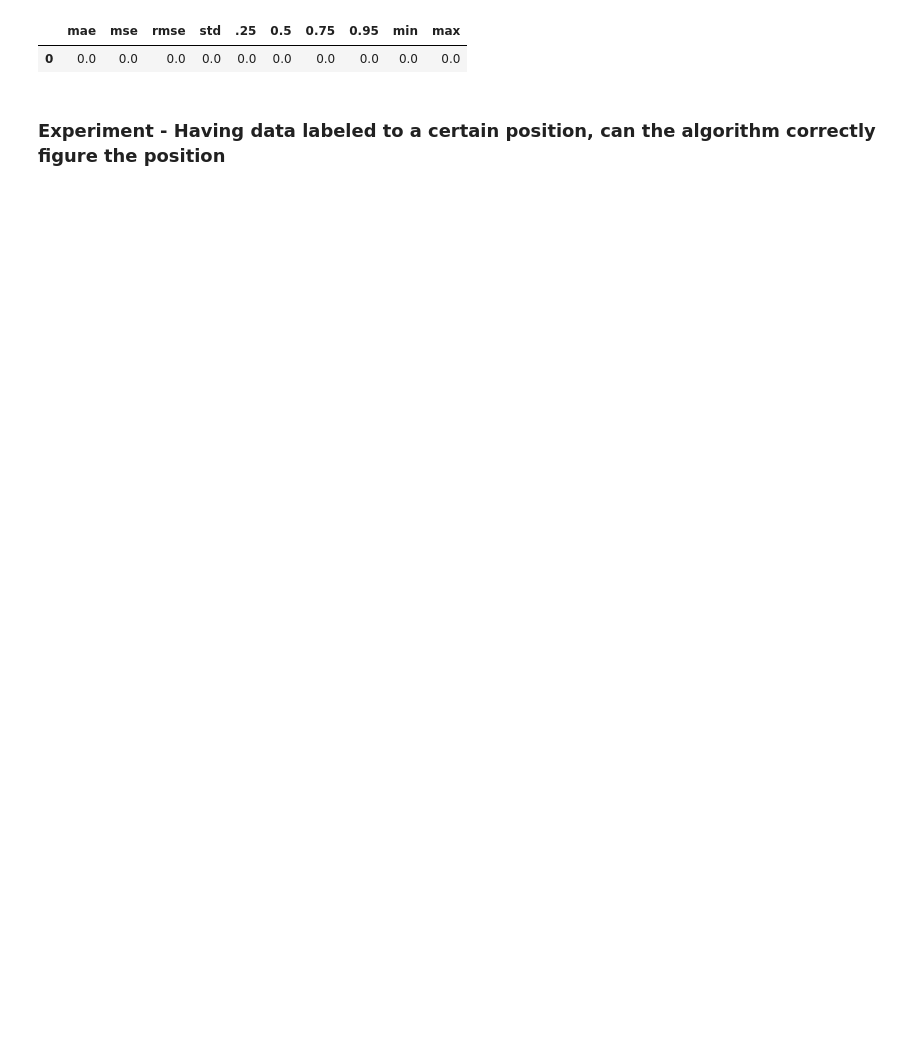
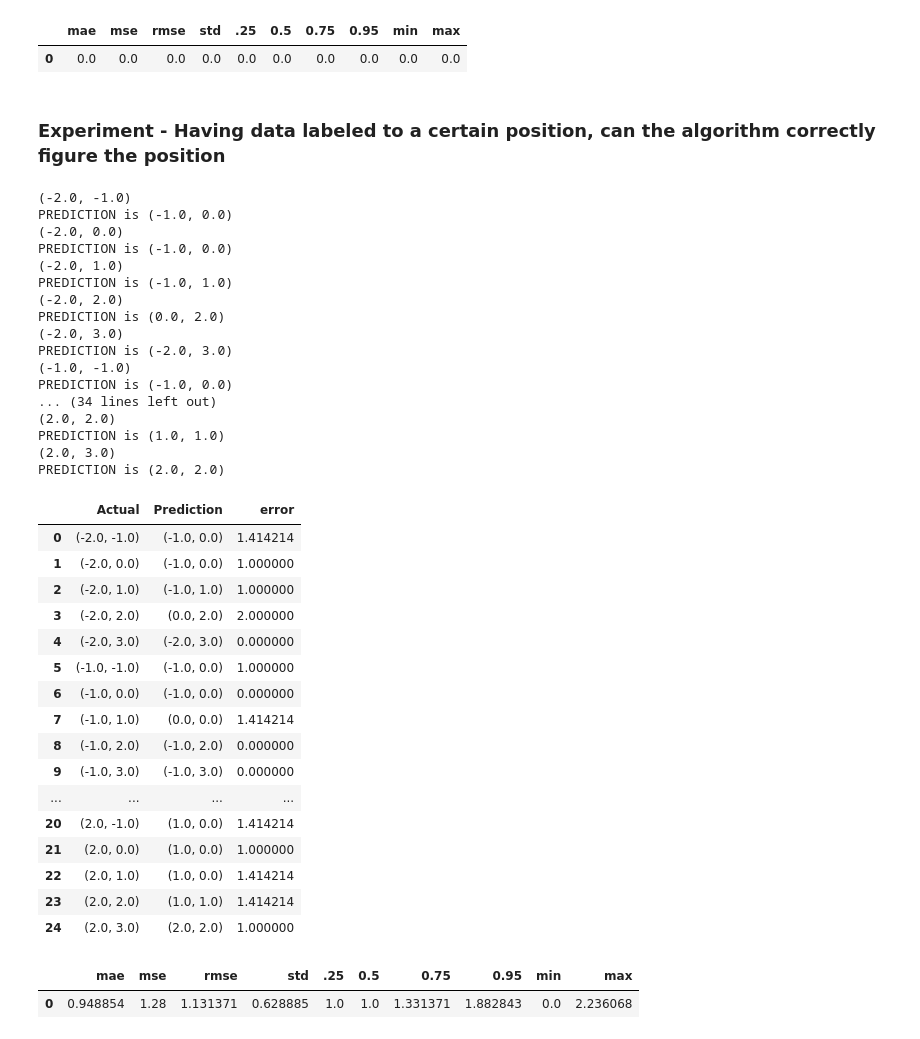
Before and after one commit to rui-pedro-porfirio/IndoorApp, a Jupyter notebook: Server/Notebooks/TRILATERATION/TrilaterationNotebook.ipynb, the cells around one changed output. Cells and saved outputs as stored; diff of their text form; code cells hidden in the pictures; blank space fills up the shorter version.

```diff
--- a/Server/Notebooks/TRILATERATION/TrilaterationNotebook.ipynb
+++ b/Server/Notebooks/TRILATERATION/TrilaterationNotebook.ipynb
@@ -739,3 +756,65 @@ PREDICTION is (1.0, -1.0)
 | 0 | 0.0 | 0.0 | 0.0 | 0.0 | 0.0 | 0.0 | 0.0 | 0.0 | 0.0 | 0.0 |
 # %% [markdown]
 ### Experiment - Having data labeled to a certain position, can the algorithm correctly figure the position
+# %%
+statistical_cols = ['mae','mse','rmse','std','.25','0.5','0.75','0.95','min','max']
+predictions = list()
+actual = list()
+for k,v in distances.items():
+    print(k)
+    prediction = compute_trilateration(k,flag=1)
+    results_stats = list()
+    predictions.append(prediction)
+    actual.append(k)
+results = list(zip(actual,predictions))
+error_dataframe = pd.DataFrame(results,columns=['Actual','Prediction'])
+observed_errors = list()
+for index, row in error_dataframe.iterrows():
+        x1 = row['Actual']
+        x2 = row['Prediction']
+        error = math.hypot(x2[0] - x1[0], x2[1] - x1[1])
+        observed_errors.append(error)
+error = pd.DataFrame(observed_errors, columns=["error"])
+result = error_dataframe.join(error)
+display(result)
+stats = structure_data(result)
+results_stats.append(stats)
+statistics = pd.DataFrame(columns=statistical_cols,data=results_stats)
+display(statistics)
+# %% [output]
+(-2.0, -1.0)
+PREDICTION is (-1.0, 0.0)
+(-2.0, 0.0)
+PREDICTION is (-1.0, 0.0)
+(-2.0, 1.0)
+PREDICTION is (-1.0, 1.0)
+(-2.0, 2.0)
+PREDICTION is (0.0, 2.0)
+(-2.0, 3.0)
+PREDICTION is (-2.0, 3.0)
+(-1.0, -1.0)
+PREDICTION is (-1.0, 0.0)
+... (34 lines left out)
+(2.0, 2.0)
+PREDICTION is (1.0, 1.0)
+(2.0, 3.0)
+PREDICTION is (2.0, 2.0)
+|  | Actual | Prediction | error |
+| 0 | (-2.0, -1.0) | (-1.0, 0.0) | 1.414214 |
+| 1 | (-2.0, 0.0) | (-1.0, 0.0) | 1.000000 |
+| 2 | (-2.0, 1.0) | (-1.0, 1.0) | 1.000000 |
+| 3 | (-2.0, 2.0) | (0.0, 2.0) | 2.000000 |
+| 4 | (-2.0, 3.0) | (-2.0, 3.0) | 0.000000 |
+| 5 | (-1.0, -1.0) | (-1.0, 0.0) | 1.000000 |
+| 6 | (-1.0, 0.0) | (-1.0, 0.0) | 0.000000 |
+| 7 | (-1.0, 1.0) | (0.0, 0.0) | 1.414214 |
+| 8 | (-1.0, 2.0) | (-1.0, 2.0) | 0.000000 |
+| 9 | (-1.0, 3.0) | (-1.0, 3.0) | 0.000000 |
+| ... | ... | ... | ... |
+| 20 | (2.0, -1.0) | (1.0, 0.0) | 1.414214 |
+| 21 | (2.0, 0.0) | (1.0, 0.0) | 1.000000 |
+| 22 | (2.0, 1.0) | (1.0, 0.0) | 1.414214 |
+| 23 | (2.0, 2.0) | (1.0, 1.0) | 1.414214 |
+| 24 | (2.0, 3.0) | (2.0, 2.0) | 1.000000 |
+|  | mae | mse | rmse | std | .25 | 0.5 | 0.75 | 0.95 | min | max |
+| 0 | 0.948854 | 1.28 | 1.131371 | 0.628885 | 1.0 | 1.0 | 1.331371 | 1.882843 | 0.0 | 2.236068 |
```
Also changed, not shown: parts of 5 cells of this notebook, 1 other file.
